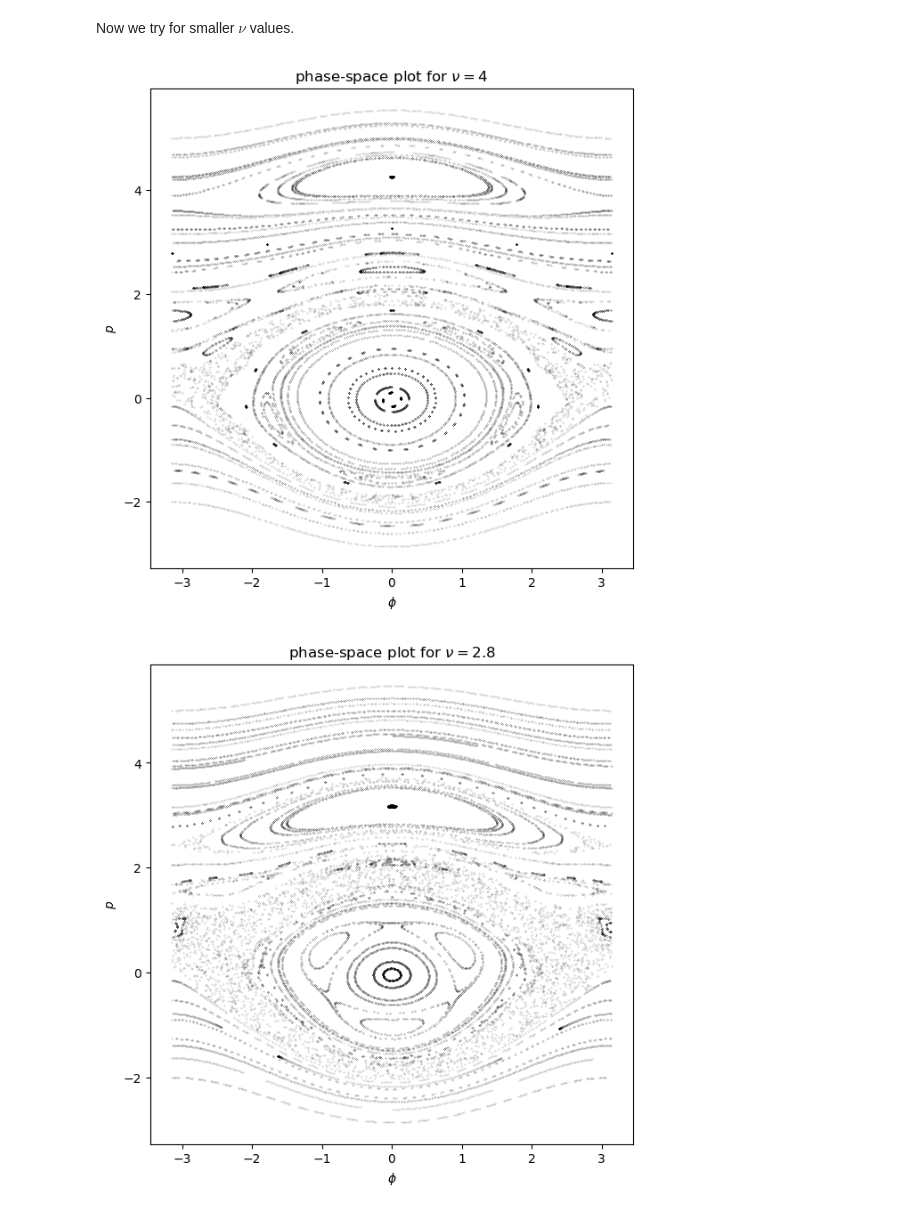
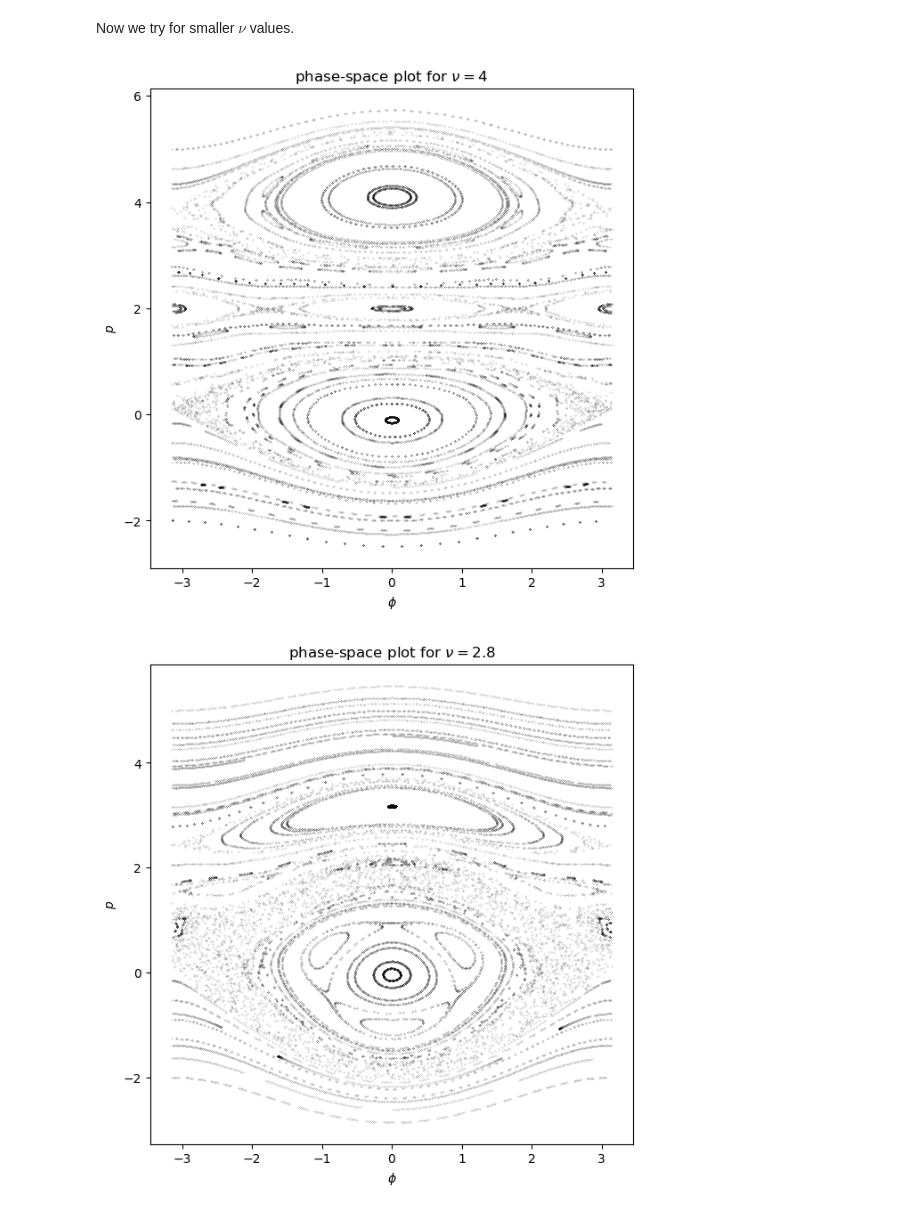
Before and after one commit to EritasY/POEL, a Jupyter notebook: Hamiltonian.ipynb, the cells around one changed output. Cells and saved outputs as stored; diff of their text form; code cells hidden in the pictures.

```diff
--- a/Hamiltonian.ipynb
+++ b/Hamiltonian.ipynb
@@ -58,9 +58,9 @@ phasePlot(1, 0.1, 1, 10, ic)
 Now we try for smaller $\nu$ values.
 # %%
 ic = [[x,y] for x in np.linspace(0,2*np.pi,5) for y in np.linspace(-2, 5, 20)]
-phasePlot(1, 0.1, 1, 4, ic)
+phasePlot(0.4, 0.4, 1, 4, ic)
 # %% [output]
-[figure, old version]
+[figure, new version]
 # %%
 phasePlot(1, 0.1, 1, 2.8, ic)
 # %% [output]
```
Also changed, not shown: 5 other files.
